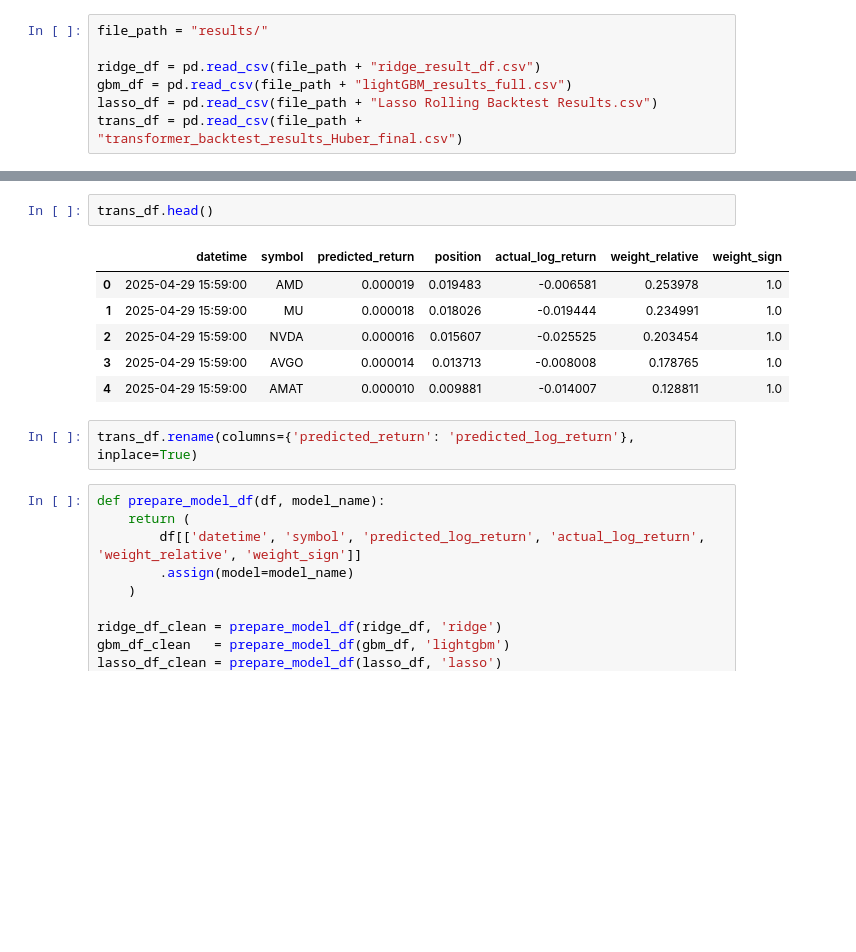
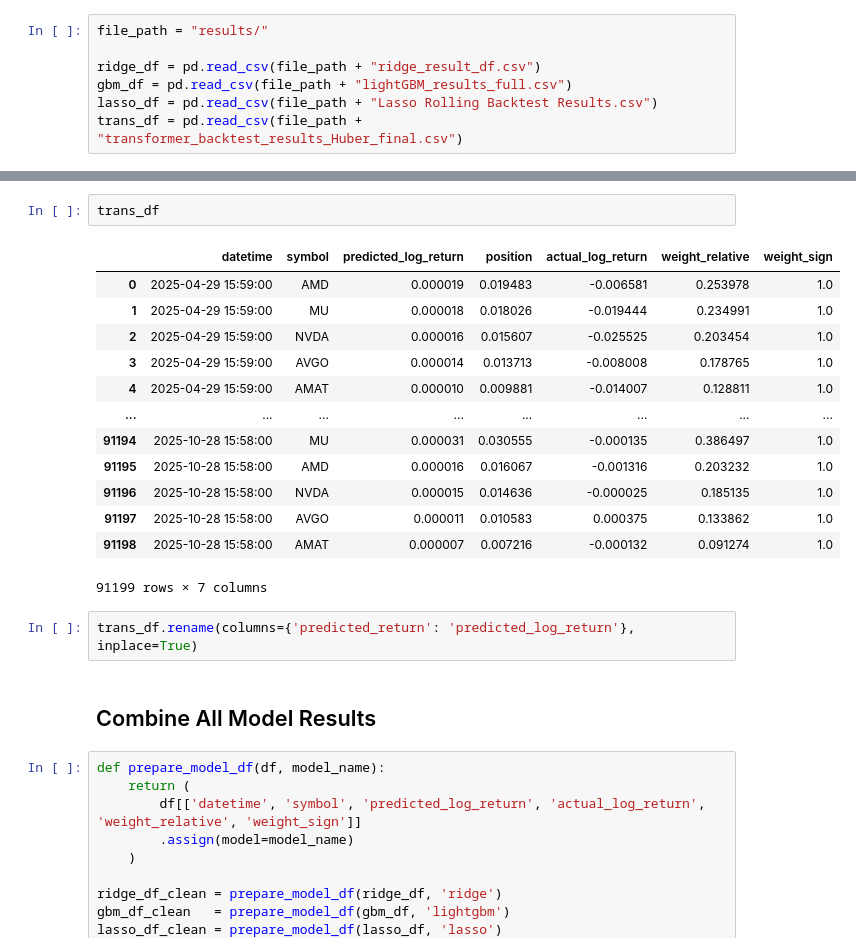
Before and after one commit to crk13/5205-Project2, a Jupyter notebook: weighted_model.ipynb, the cells around one changed output, grey strips where cells are left out. Cells and saved outputs as stored; diff of their text form; blank space fills up the shorter version.

```diff
--- a/weighted_model.ipynb
+++ b/weighted_model.ipynb
@@ -39,14 +65,23 @@ lasso_df.head()
 # %%
-trans_df.head()
+trans_df
 # %% [output]
-|  | datetime | symbol | predicted_return | position | actual_log_return | weight_relative | weight_sign |
+|  | datetime | symbol | predicted_log_return | position | actual_log_return | weight_relative | weight_sign |
 | 0 | 2025-04-29 15:59:00 | AMD | 0.000019 | 0.019483 | -0.006581 | 0.253978 | 1.0 |
 | 1 | 2025-04-29 15:59:00 | MU | 0.000018 | 0.018026 | -0.019444 | 0.234991 | 1.0 |
 | 2 | 2025-04-29 15:59:00 | NVDA | 0.000016 | 0.015607 | -0.025525 | 0.203454 | 1.0 |
 | 3 | 2025-04-29 15:59:00 | AVGO | 0.000014 | 0.013713 | -0.008008 | 0.178765 | 1.0 |
 | 4 | 2025-04-29 15:59:00 | AMAT | 0.000010 | 0.009881 | -0.014007 | 0.128811 | 1.0 |
+| ... | ... | ... | ... | ... | ... | ... | ... |
+| 91194 | 2025-10-28 15:58:00 | MU | 0.000031 | 0.030555 | -0.000135 | 0.386497 | 1.0 |
+| 91195 | 2025-10-28 15:58:00 | AMD | 0.000016 | 0.016067 | -0.001316 | 0.203232 | 1.0 |
+| 91196 | 2025-10-28 15:58:00 | NVDA | 0.000015 | 0.014636 | -0.000025 | 0.185135 | 1.0 |
+| 91197 | 2025-10-28 15:58:00 | AVGO | 0.000011 | 0.010583 | 0.000375 | 0.133862 | 1.0 |
+| 91198 | 2025-10-28 15:58:00 | AMAT | 0.000007 | 0.007216 | -0.000132 | 0.091274 | 1.0 |
+91199 rows × 7 columns
 # %%
 trans_df.rename(columns={'predicted_return': 'predicted_log_return'}, inplace=True)
+# %% [markdown]
+## Combine All Model Results
 # %%
 def prepare_model_df(df, model_name):
     return (
```
Also changed, not shown: parts of 18 cells of this notebook, 2 other files.
